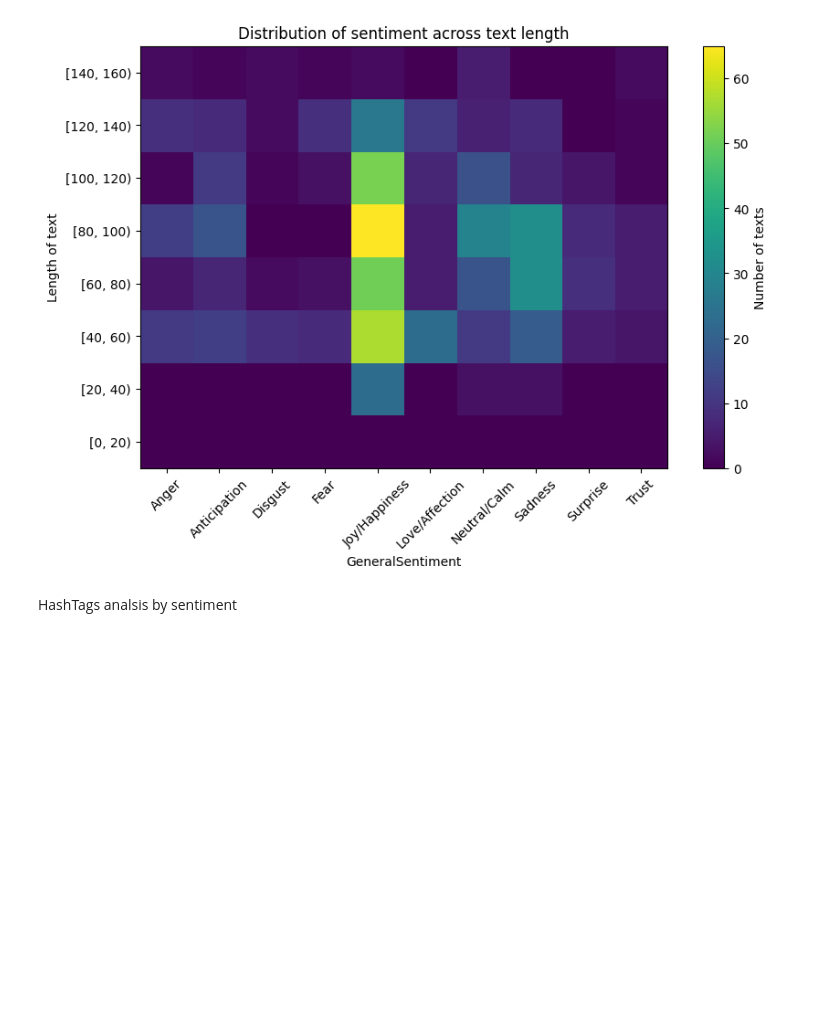
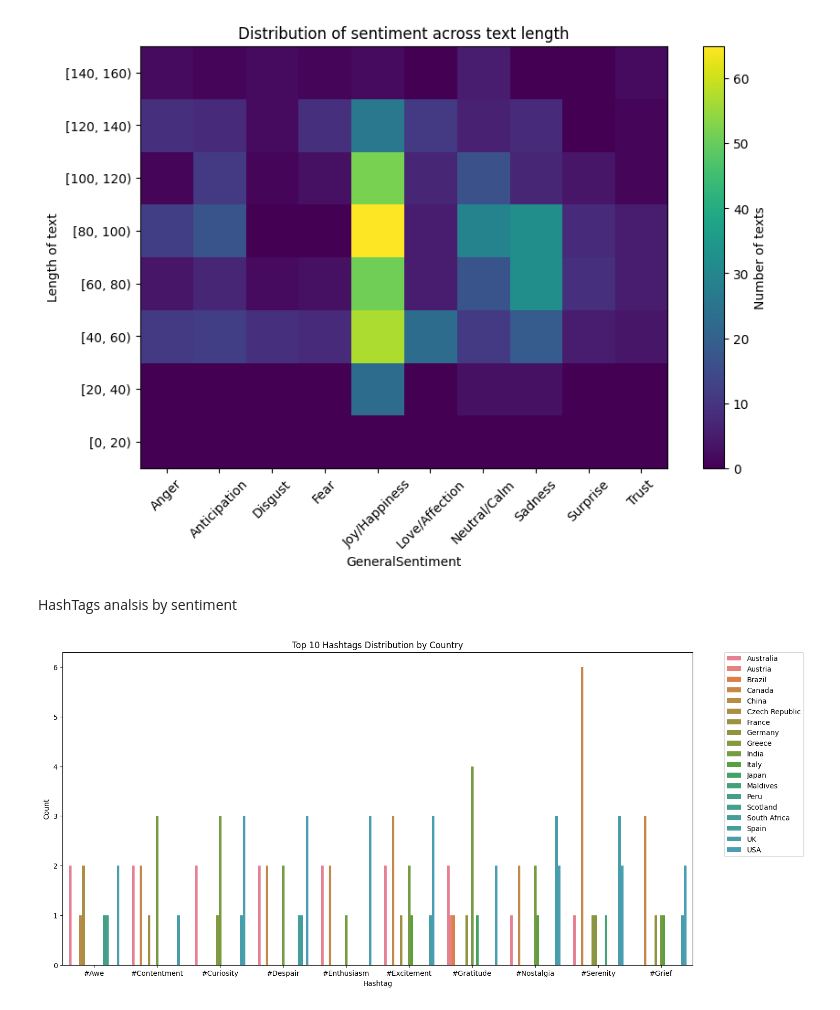
Before and after one commit to imon333/2Truth_and_a-_Lie, a Jupyter notebook: main.ipynb, the cells around one changed output. Drawn from its saved outputs; the diff is of its cells as text; code cells hidden in the pictures; blank space fills up the shorter version.

Commit message:
2nd time trying to add the hashtags there

```diff
--- a/main.ipynb
+++ b/main.ipynb
@@ -6,7 +6,8 @@ from wordcloud import WordCloud
 # %%
 df = pd.read_csv("data/sentimentdataset.csv")
 
-df2 = pd.read_excel("sentimentdataset_clean.xlsx") ## same data from excel and followed by Imon
+df2 = pd.read_excel("sentimentdataset_clean.xlsx",sheet_name=0, index_col=False).reset_index(drop=True) ## same data from excel and followed by Imon
+df2
 # %% [output]
 |  | ID | Text | Specific_Sentiment | General_Sentiment | Timestamp | User | Platform | Hashtags | ... |
 | 0 | 0 | Enjoying a beautiful day at the p... | Positive | Joy/Happiness | 2023-01-15 12:30:00 | User123 | Twitter | #Nature #Park | ... |
@@ -313,3 +314,47 @@ plt.show()
 [figure]
 # %% [markdown]
 HashTags analsis by sentiment
+# %%
+from collections import Counter
+import itertools
+
+# Extract all hashtags and split them into individual tags
+all_hashtags = df2['Hashtags'].str.split().tolist()
+all_hashtags_flat = list(itertools.chain.from_iterable(all_hashtags))
+
+# Count the frequency of each hashtag
+hashtag_counts = Counter(all_hashtags_flat)
+
+# Get the top 10 most common hashtags
+top_10_hashtags = hashtag_counts.most_common(10)
+top_10_hashtags_list = [hashtag for hashtag, count in top_10_hashtags]
+# %%
+# Filter the data to include only rows with the top 10 hashtags
+filtered_data_top10 = df2[df2['Hashtags'].apply(lambda x: any(tag in x for tag in top_10_hashtags_list))]
+
+# Explode the hashtags into individual rows
+exploded_data = filtered_data_top10.assign(Hashtag=filtered_data_top10['Hashtags'].str.split()).explode('Hashtag')
+
+# Filter to include only top 10 hashtags
+exploded_data = exploded_data[exploded_data['Hashtag'].isin(top_10_hashtags_list)]
+
+# Group by Hashtag and Country and count the occurrences
+country_hashtag_counts = exploded_data.groupby(['Country', 'Hashtag']).size().reset_index(name='Count')
+# %%
+import seaborn as sns
+# Use the 'husl' palette for 20 distinct colors
+palette = sns.color_palette("husl", n_colors=30)
+
+plt.figure(figsize=(16, 8))
+sns.barplot(x='Hashtag', y='Count', hue='Country', data=country_hashtag_counts, palette=palette)
+
+plt.xlabel('Hashtag')
+plt.ylabel('Count')
+plt.title('Top 10 Hashtags Distribution by Country')
+
+# Move the legend box outside the plot area to the right
+plt.legend(bbox_to_anchor=(1.05, 1), loc='upper left', borderaxespad=0.0)
+
+plt.show()
+# %% [output]
+[figure, added]
```
